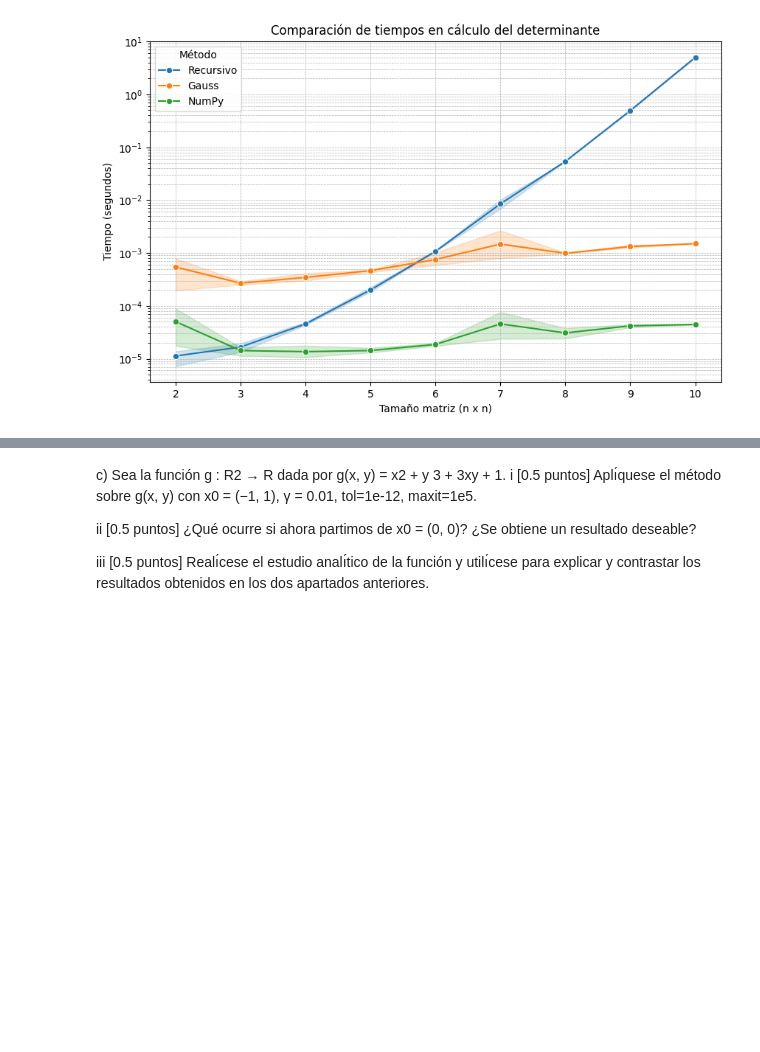
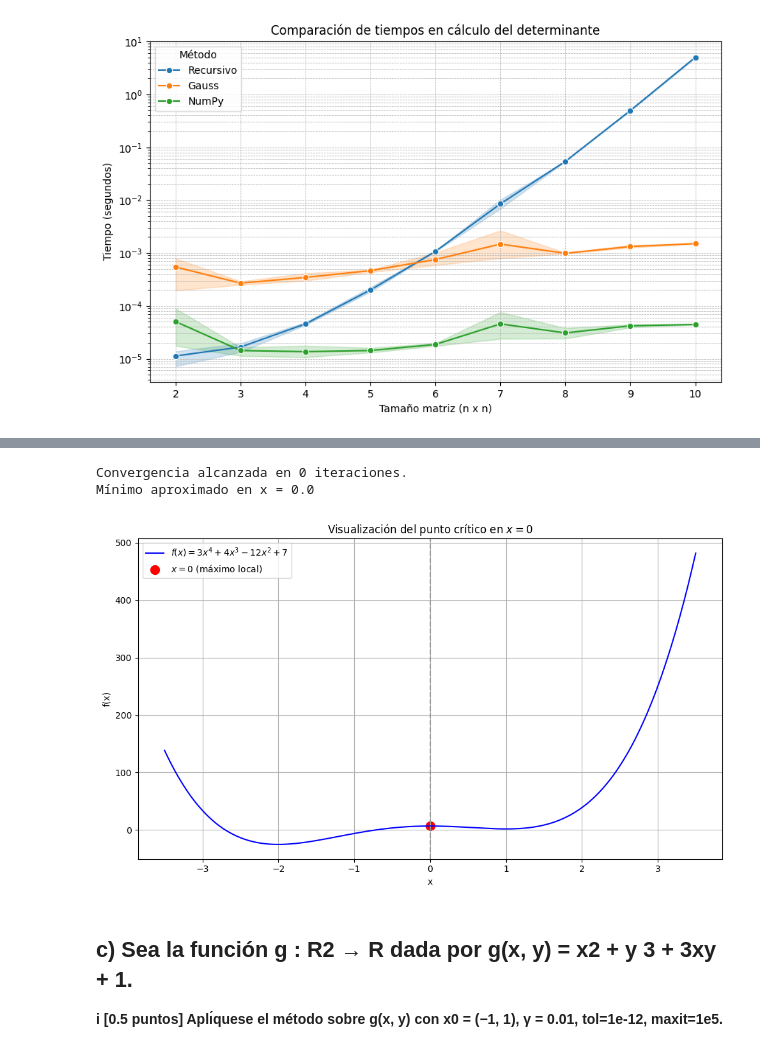
Before and after one commit to fresvel/02MIAR_Ejercicios, a Jupyter notebook: Ejercicios.ipynb, the cells around one changed output, grey strips where cells are left out. Cells and saved outputs as stored; diff of their text form; code cells hidden in the pictures; blank space fills up the shorter version.

```diff
--- a/Ejercicios.ipynb
+++ b/Ejercicios.ipynb
@@ -617,0 +669,20 @@ de f . ¿Se trata de un resultado deseable? ¿Por qué? ¿A qué se debe este fe
+# %%
+# Gradiente de f(x) = 3x^4 + 4x^3 - 12x^2 + 7
+# ∇f(x) = 12x^3 + 12x^2 - 24x
+
+def grad_f(x):
+    return np.array([12 * x[0]**3 + 12 * x[0]**2 - 24 * x[0]])
+
+# Punto inicial como vector
+x0 = np.array([3.0])
+
+# Parámetros
+gamma = 0.001
+tol = 1e-12
+maxit = int(1e5)
+
+# Llamada al método genérico
+resultado = descenso_gradiente(grad_f, x0, gamma, tol, maxit)
+
+# Mostrar resultado
+print("Mínimo aproximado en x =", resultado[0])
@@ -618,11 +842,52 @@ de f . ¿Se trata de un resultado deseable? ¿Por qué? ¿A qué se debe este fe
+# %%
+import matplotlib.pyplot as plt
+# Punto inicial
+x0 = np.array([0.0])
+
+# Nuevos parámetros
+gamma = 0.001
+tol = 1e-12
+maxit = int(1e5)
+
+# Llamada al método
+resultado = descenso_gradiente(grad_f, x0, gamma, tol, maxit)
+
+# Mostrar resultado
+print("Mínimo aproximado en x =", resultado[0])
+
+
+
+# Función
+def f(x):
+    return 3 * x**4 + 4 * x**3 - 12 * x**2 + 7
+
+# Valores para graficar
+x_vals = np.linspace(-3.5, 3.5, 400)
+y_vals = f(x_vals)
+
+# Punto crítico en x = 0
+x_critico = 0.0
+y_critico = f(x_critico)
+
+# Graficar
+plt.figure(figsize=(10, 6))
+plt.plot(x_vals, y_vals, label=r"$f(x) = 3x^4 + 4x^3 - 12x^2 + 7$", color='blue')
+plt.scatter([x_critico], [y_critico], color='red', s=100, label=r"$x = 0$ (máximo local)")
+plt.axvline(x=0, linestyle="--", color='gray', alpha=0.5)
+
+plt.title("Visualización del punto crítico en $x = 0$")
+plt.xlabel("x")
+plt.ylabel("f(x)")
+plt.grid(True)
+plt.legend()
+plt.tight_layout()
+plt.show()
+# %% [output]
+Convergencia alcanzada en 0 iteraciones.
+Mínimo aproximado en x = 0.0
+[figure, added]
 # %% [markdown]
-c) Sea la función g : R2 → R dada por
-g(x, y) = x2 + y 3 + 3xy + 1.
-i [0.5 puntos] Aplı́quese el método sobre g(x, y) con x0 = (−1, 1), γ = 0.01,
-tol=1e-12, maxit=1e5.
+## **c) Sea la función g : R2 → R dada por g(x, y) = x2 + y 3 + 3xy + 1.**
 
-ii [0.5 puntos] ¿Qué ocurre si ahora partimos de x0 = (0, 0)? ¿Se obtiene un resultado
-deseable?
-
-iii [0.5 puntos] Realı́cese el estudio analı́tico de la función y utilı́cese para explicar y
-contrastar los resultados obtenidos en los dos apartados anteriores.
+**i [0.5 puntos] Aplı́quese el método sobre g(x, y) con x0 = (−1, 1), γ = 0.01,
+tol=1e-12, maxit=1e5.**
```
Also changed, not shown: parts of 16 cells of this notebook.
